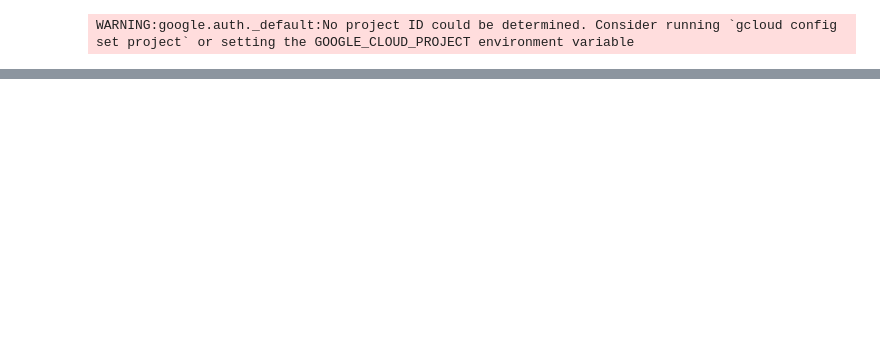
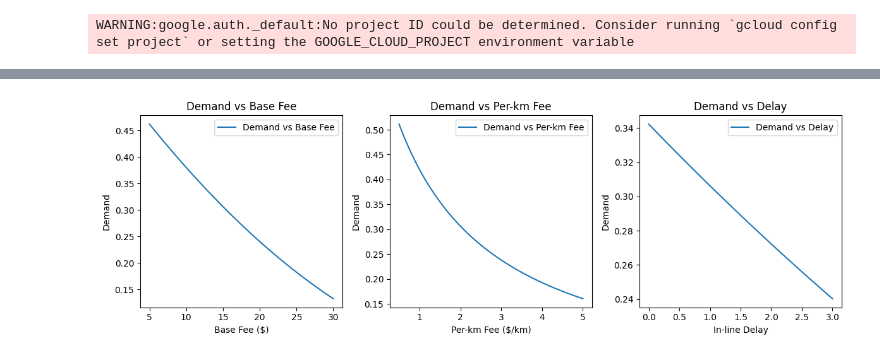
Before and after one commit to shazebasad-dh/https---github.com-deliveryhero-global_pricing, a Jupyter notebook: team/Shazeb/AD-HOC/hungerstation_joyno_analysis.ipynb, the cells around one changed output, grey strips where cells are left out. Drawn from its saved outputs; the diff is of its cells as text; code cells hidden in the pictures; blank space fills up the shorter version.

```diff
--- a/team/Shazeb/AD-HOC/hungerstation_joyno_analysis.ipynb
+++ b/team/Shazeb/AD-HOC/hungerstation_joyno_analysis.ipynb
@@ -86,0 +223,99 @@ Name: voucher_dh_eur, dtype: object
+# %%
+import numpy as np
+import matplotlib.pyplot as plt
+
+# Constants
+vh = 50   # Max customer valuation
+c = 2     # Cost per unit distance
+delta = 0.1  # Market demand scaling factor
+
+# Define functions for demand, profit, and delivery region
+def demand(a, b, w, eps_a=1, eps_b=1):
+    """Calculate demand as a function of base fee (a), per-km fee (b), and delay (w) with elasticity."""
+    return delta * ((vh - a * eps_a - b * eps_b - c * w) ** 2) / (2 * vh * (b + c))
+
+def delivery_region(vh, a, b, c, w):
+    """Calculate maximum delivery distance at which customers still order."""
+    return (vh - a - c * w) / (b + c)
+
+def profit(a, b, w, eps_a=1, eps_b=1):
+    """Calculate profit based on two-part pricing model."""
+    x = delivery_region(vh, a, b, c, w)
+    return delta * ((b + c) * x ** 2 / (2 * vh)) * (vh - (2 * b / 3) - c * x - c * w)
+
+# Define parameter ranges
+base_fees = np.linspace(5, 30, 100)  # Base fee range
+per_km_fees = np.linspace(0.5, 5, 100)  # Per-km fee range
+delays = np.linspace(0, 3, 100)  # Delay range
+
+# Fixed values for comparisons
+fixed_base_fee = 15
+fixed_per_km_fee = 2
+fixed_delay = 1
+eps_a = 0.8  # Elasticity factor for base fee
+eps_b = 0.5  # Elasticity factor for per-km fee
+
+# Compute function values separately
+demand_vs_base_fee = [demand(a, fixed_per_km_fee, fixed_delay, eps_a, eps_b) for a in base_fees]
+demand_vs_per_km_fee = [demand(fixed_base_fee, b, fixed_delay, eps_a, eps_b) for b in per_km_fees]
+demand_vs_delay = [demand(fixed_base_fee, fixed_per_km_fee, w, eps_a, eps_b) for w in delays]
+
+profit_vs_base_fee = [profit(a, fixed_per_km_fee, fixed_delay, eps_a, eps_b) for a in base_fees]
+profit_vs_per_km_fee = [profit(fixed_base_fee, b, fixed_delay, eps_a, eps_b) for b in per_km_fees]
+profit_vs_delay = [profit(fixed_base_fee, fixed_per_km_fee, w, eps_a, eps_b) for w in delays]
+
+# Plot demand functions
+plt.figure(figsize=(12, 4))
+
+plt.subplot(1, 3, 1)
+plt.plot(base_fees, demand_vs_base_fee, label="Demand vs Base Fee")
+plt.xlabel("Base Fee ($)")
+plt.ylabel("Demand")
+plt.title("Demand vs Base Fee")
+plt.legend()
+
+plt.subplot(1, 3, 2)
+plt.plot(per_km_fees, demand_vs_per_km_fee, label="Demand vs Per-km Fee")
+plt.xlabel("Per-km Fee ($/km)")
+plt.ylabel("Demand")
+plt.title("Demand vs Per-km Fee")
+plt.legend()
+
+plt.subplot(1, 3, 3)
+plt.plot(delays, demand_vs_delay, label="Demand vs Delay")
+plt.xlabel("In-line Delay")
+plt.ylabel("Demand")
+plt.title("Demand vs Delay")
+plt.legend()
+
+plt.tight_layout()
+plt.show()
+
+# Plot profit functions
+plt.figure(figsize=(12, 4))
+
+plt.subplot(1, 3, 1)
+plt.plot(base_fees, profit_vs_base_fee, label="Profit vs Base Fee")
+plt.xlabel("Base Fee ($)")
+plt.ylabel("Profit")
+plt.title("Profit vs Base Fee")
+plt.legend()
+
+plt.subplot(1, 3, 2)
+plt.plot(per_km_fees, profit_vs_per_km_fee, label="Profit vs Per-km Fee")
+plt.xlabel("Per-km Fee ($/km)")
+plt.ylabel("Profit")
+plt.title("Profit vs Per-km Fee")
+plt.legend()
+
+plt.subplot(1, 3, 3)
+plt.plot(delays, profit_vs_delay, label="Profit vs Delay")
+plt.xlabel("In-line Delay")
+plt.ylabel("Profit")
+plt.title("Profit vs Delay")
+plt.legend()
+
+plt.tight_layout()
+plt.show()
+# %% [output]
+[figure, added]
```
Also changed, not shown: parts of 6 cells of this notebook, 9 other files.
